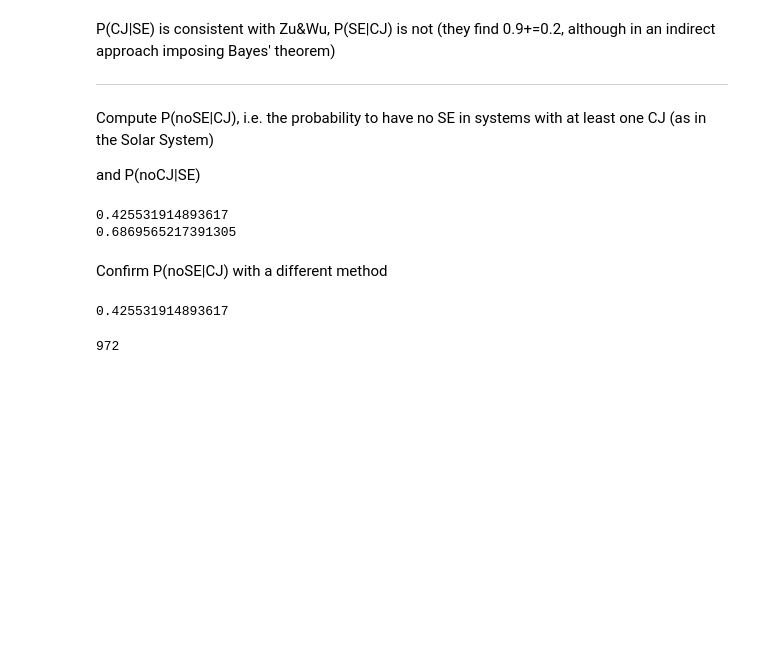
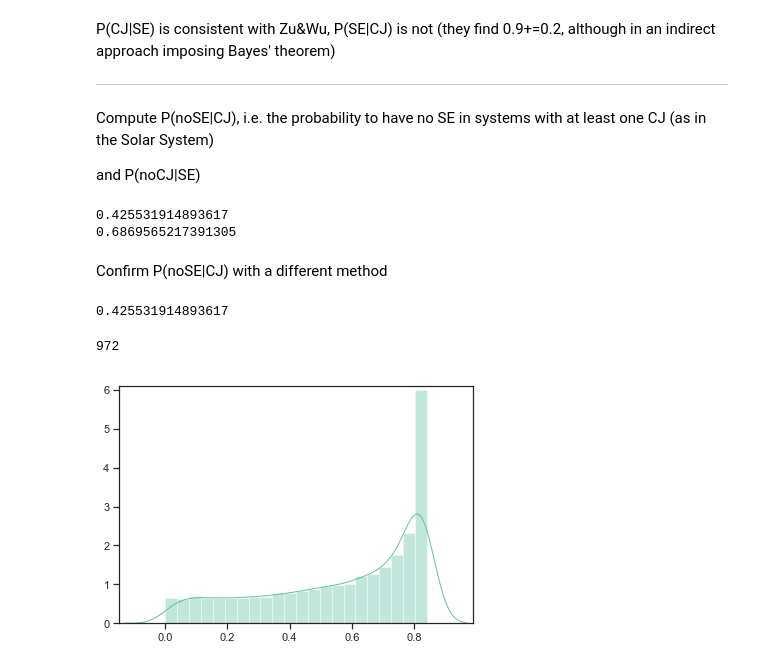
Before and after one commit to matiscke/popsyntools, a Jupyter notebook: notebooks/20180814_SECJrelations.ipynb, the cells around one changed output. Saved outputs shown, nothing was run; the diff lists cells and outputs as text; code cells hidden in the pictures; blank space fills up the shorter version.

```diff
--- a/notebooks/20180814_SECJrelations.ipynb
+++ b/notebooks/20180814_SECJrelations.ipynb
@@ -293,3 +297,10 @@ print(N_noSEinCJsystem/N_CJsystems2)
 Nsystems
 # %% [output]
 972
+# %%
+# test msini dist
+m = 1*np.ones(10000)
+msini= utils.get_msini(m)
+H = sns.distplot(msini)
+# %% [output]
+[figure, added]
```
Also changed, not shown: parts of 2 cells of this notebook, 2 other files.
